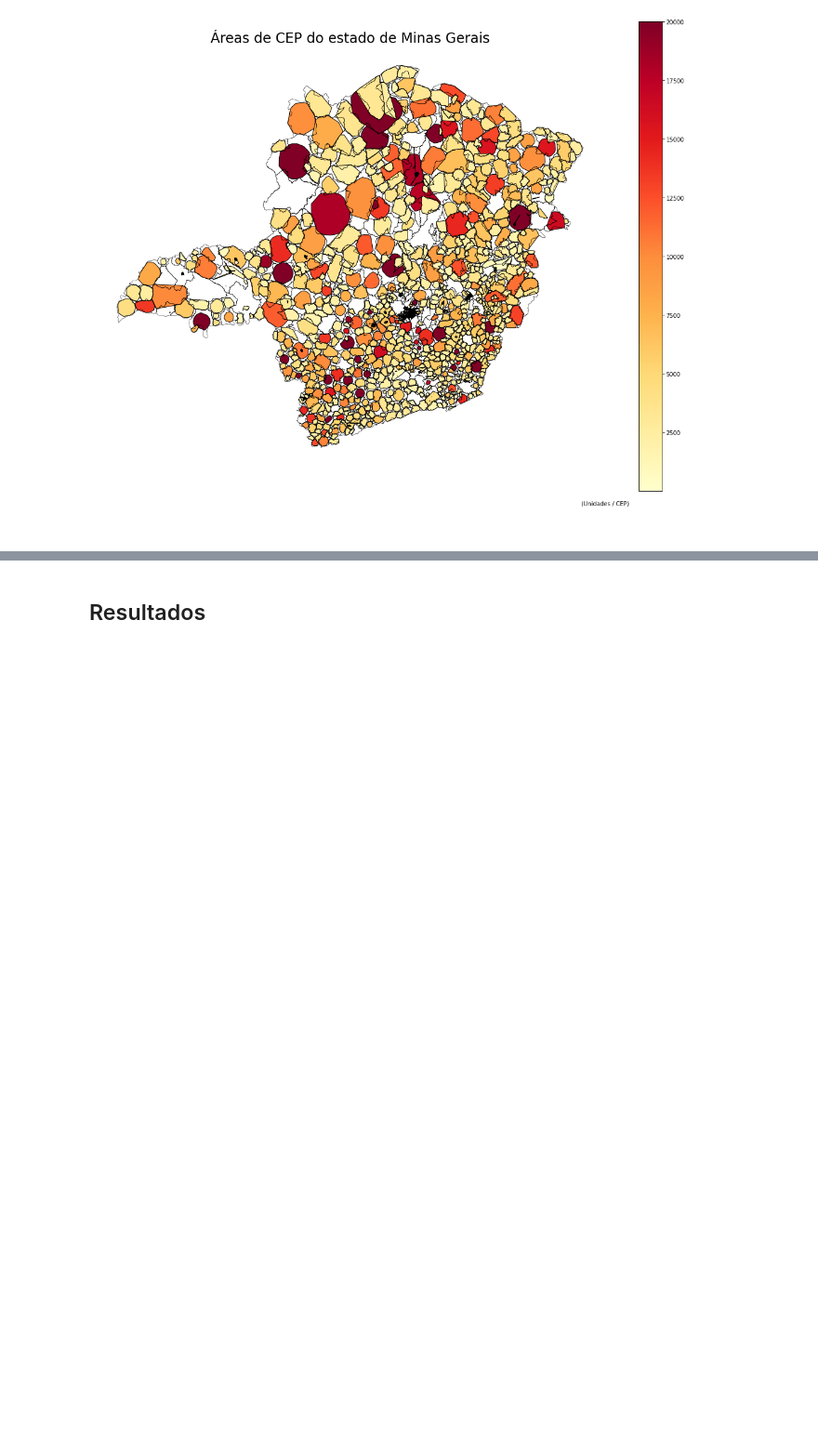
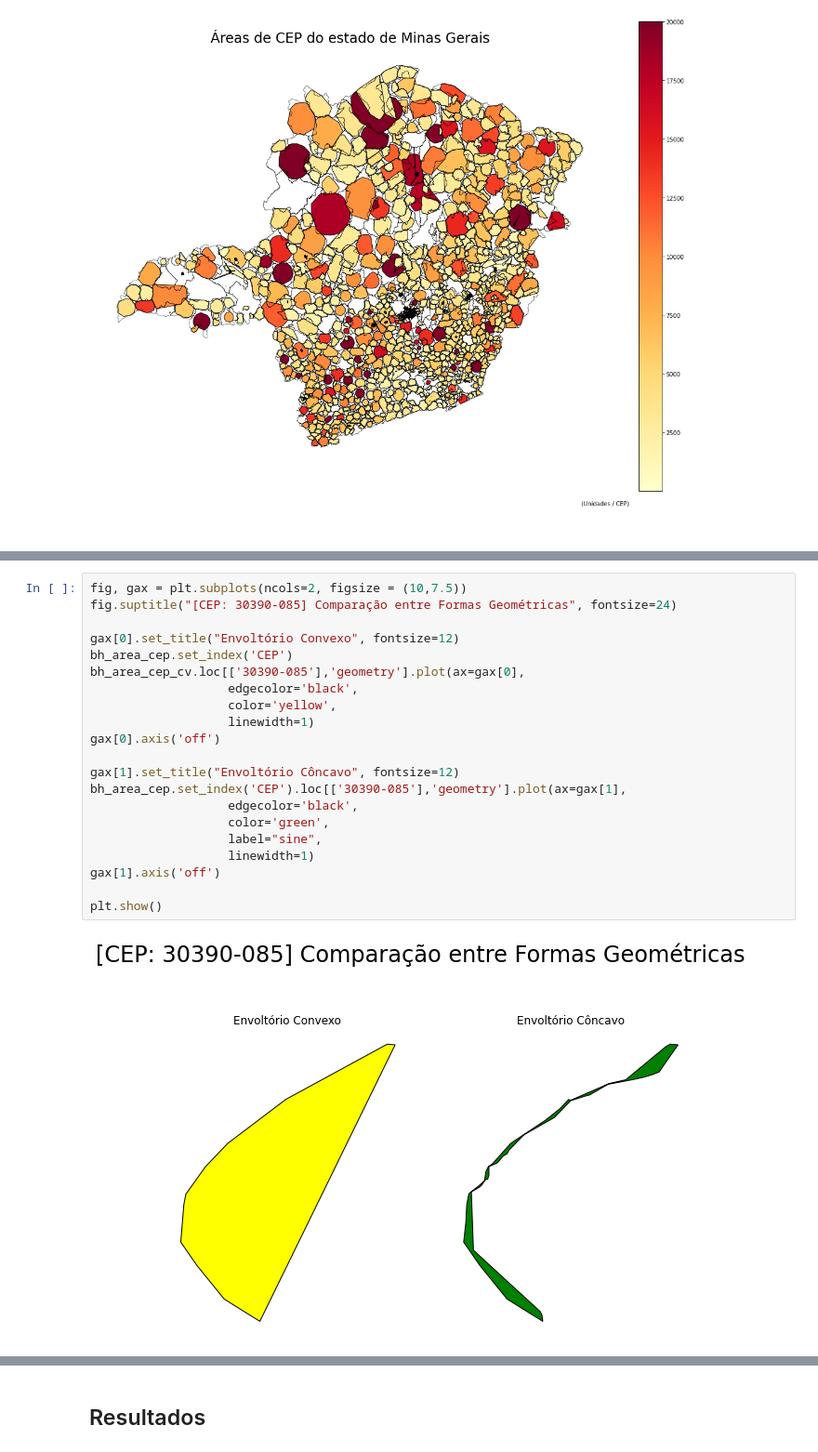
Before and after one commit to mcatrinque/areas-cep-mg, a Jupyter notebook: analise_area_cep_mg.ipynb, the cells around one changed output, grey strips where cells are left out. Shown at 93% size. Drawn from its saved outputs; the diff is of its cells as text; blank space fills up the shorter version.

```diff
--- a/analise_area_cep_mg.ipynb
+++ b/analise_area_cep_mg.ipynb
@@ -436,0 +490,23 @@ plt.show()
+# %%
+fig, gax = plt.subplots(ncols=2, figsize = (10,7.5))
+fig.suptitle("[CEP: 30390-085] Comparação entre Formas Geométricas", fontsize=24)
+
+gax[0].set_title("Envoltório Convexo", fontsize=12)
+bh_area_cep.set_index('CEP')
+bh_area_cep_cv.loc[['30390-085'],'geometry'].plot(ax=gax[0],
+                   edgecolor='black',
+                   color='yellow',
+                   linewidth=1)
+gax[0].axis('off')
+
+gax[1].set_title("Envoltório Côncavo", fontsize=12)
+bh_area_cep.set_index('CEP').loc[['30390-085'],'geometry'].plot(ax=gax[1],
+                   edgecolor='black',
+                   color='green',
+                   label="sine",
+                   linewidth=1)
+gax[1].axis('off')
+
+plt.show()
+# %% [output]
+[figure, added]
```
Also changed, not shown: parts of 10 cells of this notebook.
